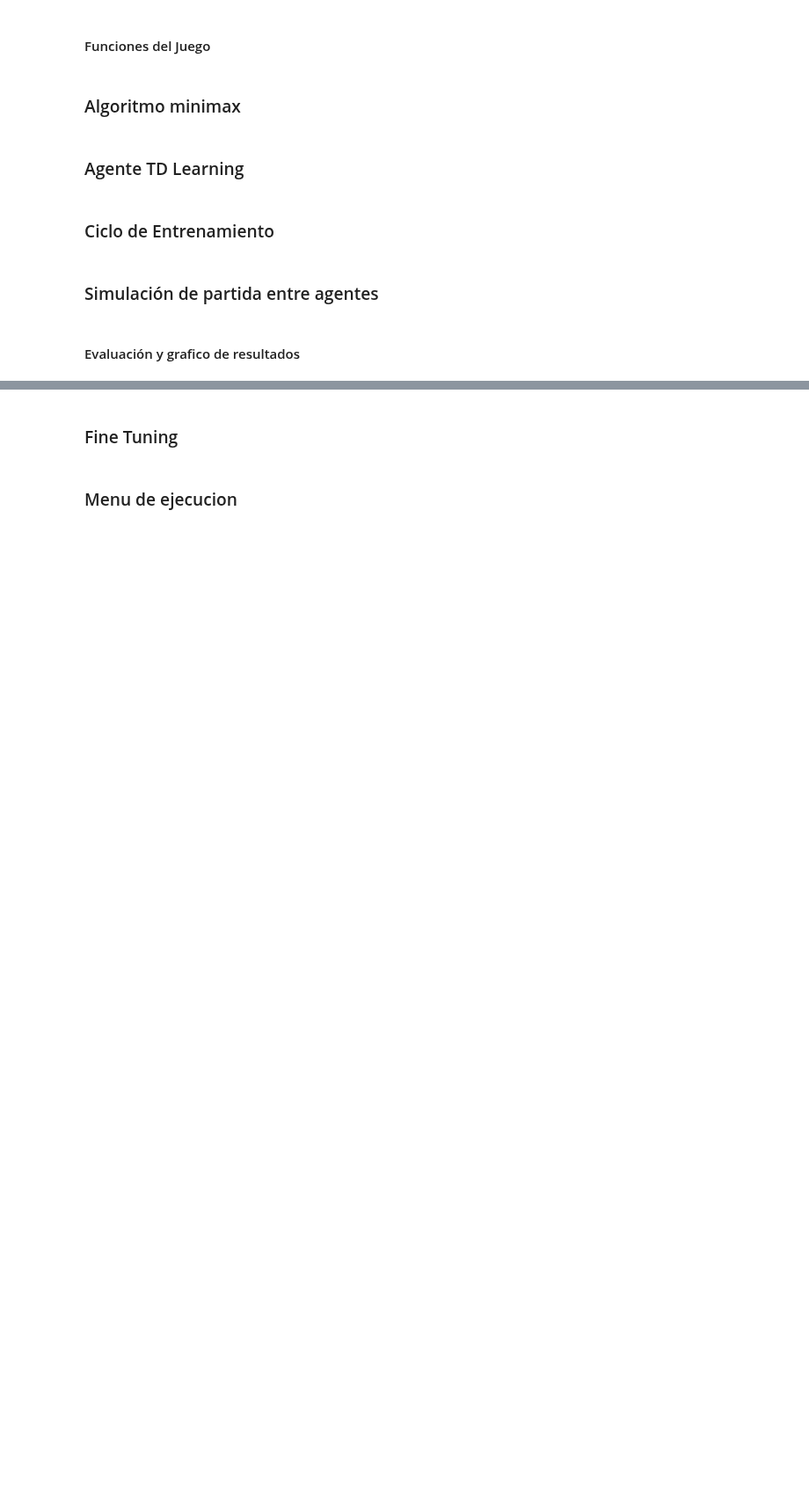
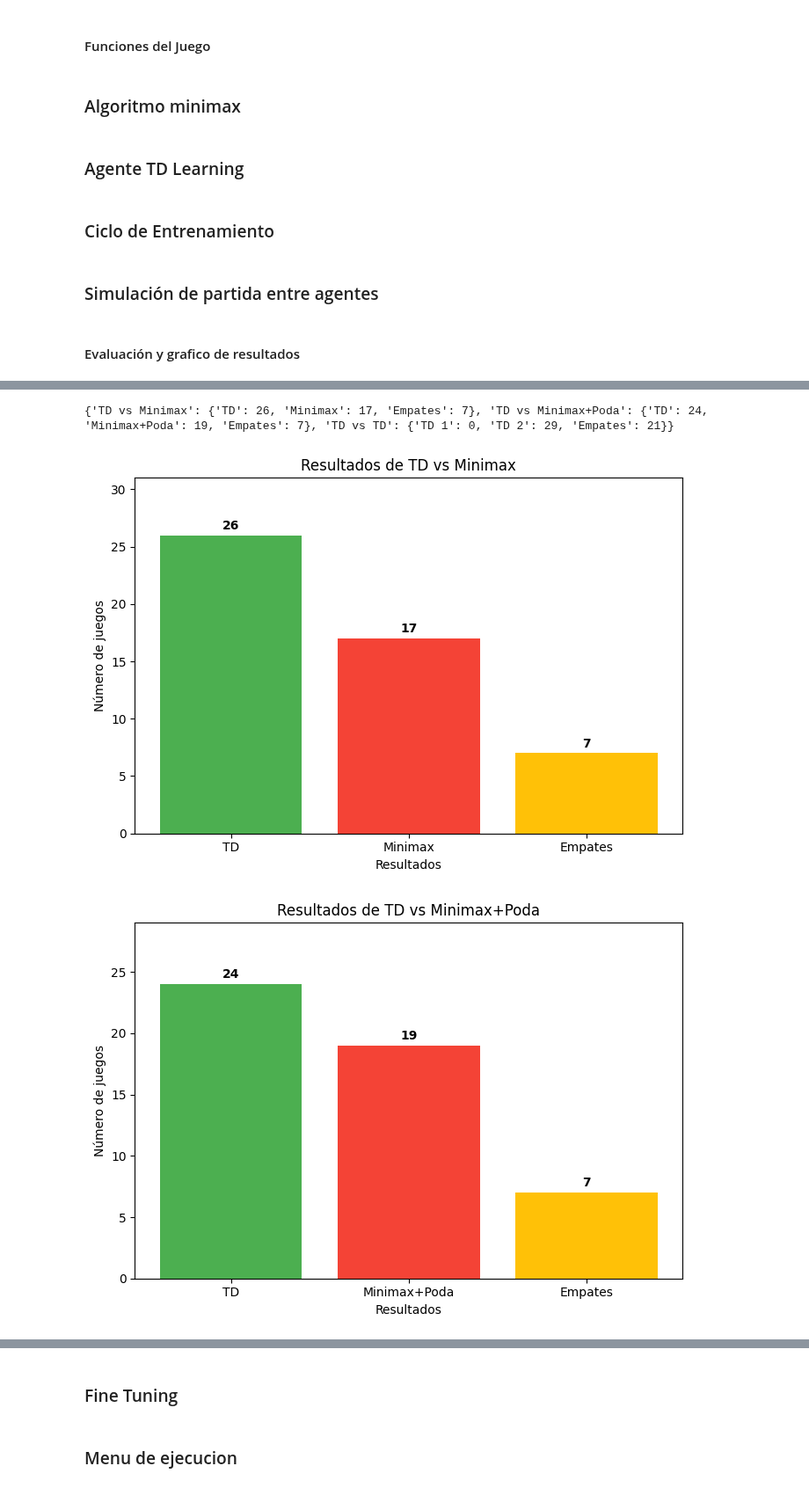
Before and after one commit to mar22266/LABORATORIOS-IA, a Jupyter notebook: Laboratorio07/lab7.ipynb, the cells around one changed output, grey strips where cells are left out. Shown at 88% size. Drawn from its saved outputs; the diff is of its cells as text; code cells hidden in the pictures; blank space fills up the shorter version.

```diff
--- a/Laboratorio07/lab7.ipynb
+++ b/Laboratorio07/lab7.ipynb
@@ -463,0 +429,70 @@ Resultados TD vs. Minimax (con poda): {'TD Wins': 35, 'Minimax+Poda Wins': 15, '
+# %%
+def evaluate_agents(num_games=50, depth=3):
+    results = {
+        "TD vs Minimax": {"TD":0, "Minimax":0, "Empates":0},
+        "TD vs Minimax+Poda": {"TD":0, "Minimax+Poda":0, "Empates":0},
+        "TD vs TD": {"TD 1":0, "TD 2":0, "Empates":0}
+    }
+
+    for _ in range(num_games):
+        result = simulate_game_td_vs_minimax(use_pruning=False, depth=depth)
+        if result == 1:
+            results["TD vs Minimax"]["TD"] += 1
+        elif result == 2:
+            results["TD vs Minimax"]["Minimax"] += 1
+        else:
+            results["TD vs Minimax"]["Empates"] += 1
+
+
+    for _ in range(num_games):
+        result = simulate_game_td_vs_minimax(use_pruning=True, depth=depth)
+        if result == 1:
+            results["TD vs Minimax+Poda"]["TD"] += 1
+        elif result == 2:
+            results["TD vs Minimax+Poda"]["Minimax+Poda"] += 1
+        else:
+            results["TD vs Minimax+Poda"]["Empates"] += 1
+
+
+    for _ in range(num_games):
+        result = simulate_game_td_vs_td()
+        if result == 1:
+            results["TD vs TD"]["TD 1"] += 1
+        elif result == 2:
+            results["TD vs TD"]["TD 2"] += 1
+        else:
+            results["TD vs TD"]["Empates"] += 1
+
+    return results
+
+
+
+def plot_final_results(results):
+    for game_type, outcome in results.items():
+        labels = list(outcome.keys())
+        values = list(outcome.values())
+
+        colors = ['#4CAF50', '#F44336', '#FFC107']
+
+        plt.figure(figsize=(7, 5))
+        plt.bar(labels, values, color=colors)
+        plt.title(f"Resultados de {game_type}")
+        plt.xlabel("Resultados")
+        plt.ylabel("Número de juegos")
+        plt.ylim(0, max(values)+5)
+
+        for i, v in enumerate(values):
+            plt.text(i, v + 0.5, str(v), ha='center', fontweight='bold')
+
+        plt.tight_layout()
+        plt.savefig(f"resultados_{game_type.replace(' ', '_')}.pdf")
+        plt.show()
+
+
+results = evaluate_agents(num_games=50, depth=3)
+print(results)
+plot_final_results(results)
+# %% [output]
+{'TD vs Minimax': {'TD': 26, 'Minimax': 17, 'Empates': 7}, 'TD vs Minimax+Poda': {'TD': 24, 'Minimax+Poda': 19, 'Empates': 7}, 'TD vs TD': {'TD 1': 0, 'TD 2': 29, 'Empates': 21}}
+[figure, added]
+[figure, added]
```
Also changed, not shown: parts of 8 cells of this notebook, 5 other files.
